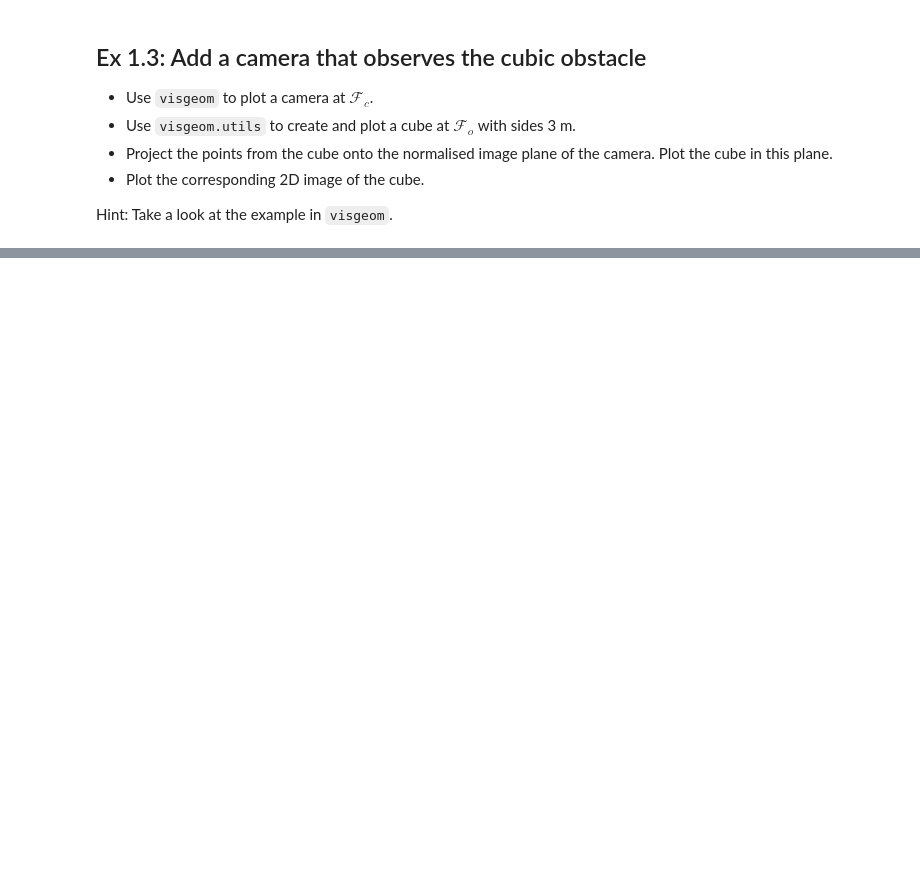
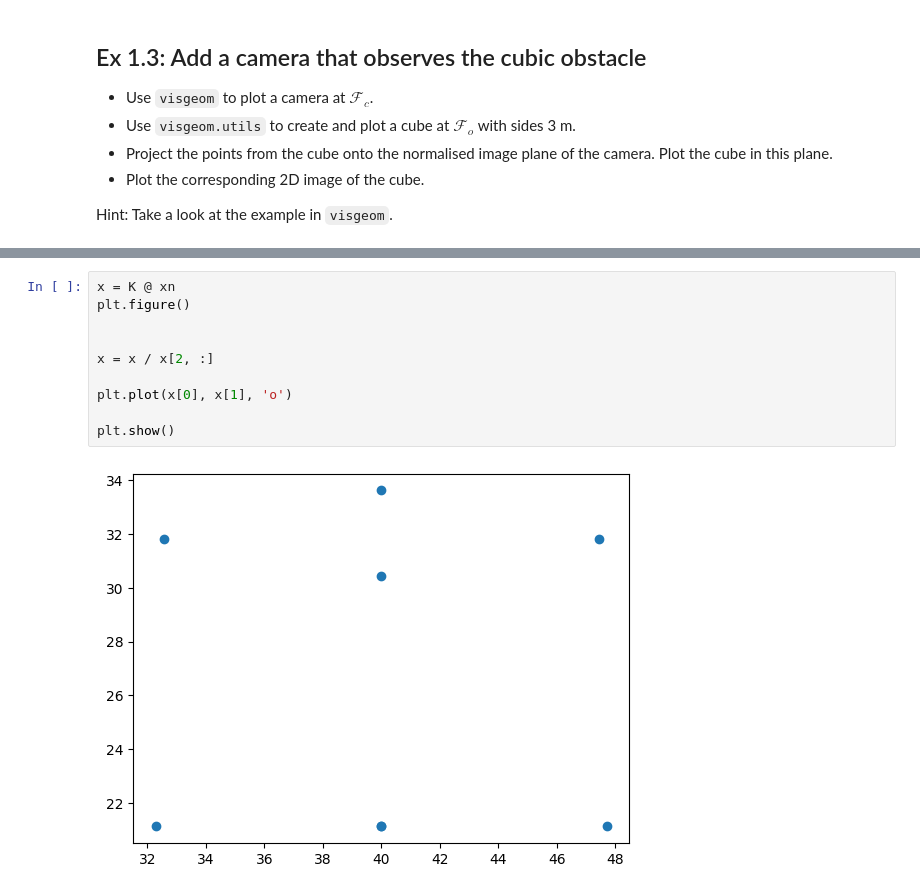
Before and after one commit to simon-cmyk/lab_02, a Jupyter notebook: 1_poses-and-cameras.ipynb, the cells around one changed output, grey strips where cells are left out. Drawn from its saved outputs; the diff is of its cells as text; blank space fills up the shorter version.

```diff
--- a/1_poses-and-cameras.ipynb
+++ b/1_poses-and-cameras.ipynb
@@ -391,0 +463,12 @@ Hint: Take a look at the example in `visgeom`.
+# %%
+x = K @ xn
+plt.figure()
+
+
+x = x / x[2, :]
+
+plt.plot(x[0], x[1], 'o')
+
+plt.show()
+# %% [output]
+[figure, added]
```
Also changed, not shown: parts of 5 cells of this notebook, 1 other file.
